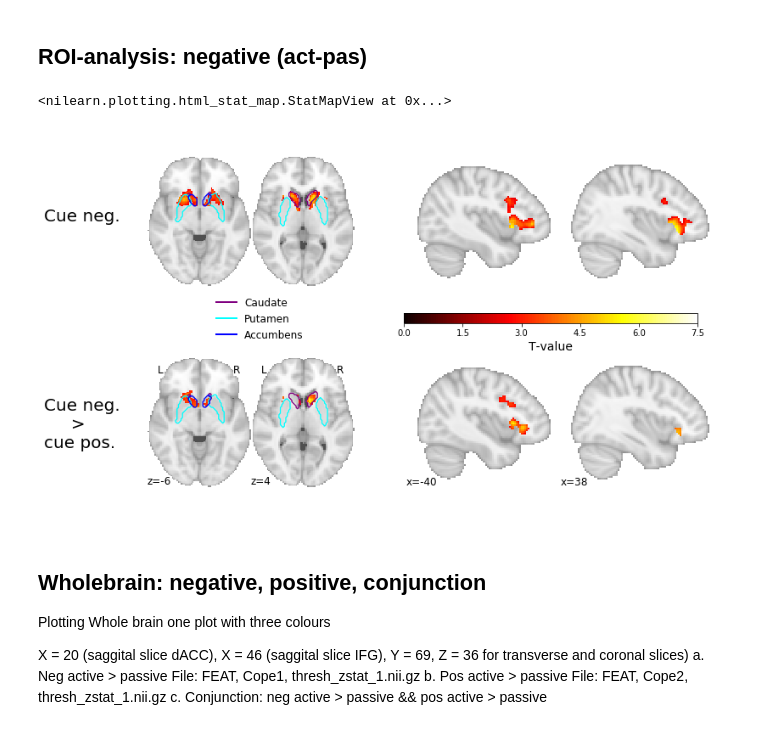
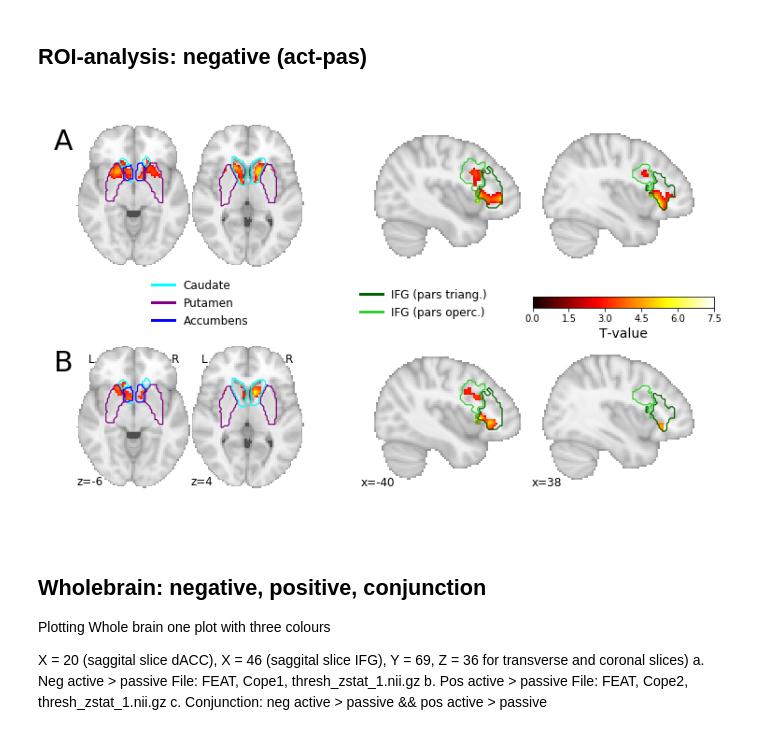
Before and after one commit to lukassnoek/MorbidCuriosityFMRI, a Jupyter notebook: code/plotting/plot_notebook.ipynb, the cells around one changed output. Saved outputs shown, nothing was run; the diff lists cells and outputs as text; code cells hidden in the pictures.

```diff
--- a/code/plotting/plot_notebook.ipynb
+++ b/code/plotting/plot_notebook.ipynb
@@ -69,0 +63,4 @@ cort_rois = ['Inferior Frontal Gyrus, pars triangularis',
+# %%
+subc_atlas_prob = fetch_atlas_harvard_oxford('sub-prob-2mm', symmetric_split=False)
+cort_atlas_prob = fetch_atlas_harvard_oxford('cort-prob-2mm', symmetric_split=False)
+affine = load_mni152_template().affine
@@ -70,9 +94,5 @@ cort_rois = ['Inferior Frontal Gyrus, pars triangularis',
 # %% [markdown]
 ## ROI-analysis: negative (act-pas)
-# %%
-plotting.view_img(data['desc_negpos']['wholebrain']['actpas'])
-# %% [output]
-<nilearn.plotting.html_stat_map.StatMapView at 0x...>
 # %%
 import matplotlib.colors as mcolors
 from nilearn.plotting.cm import _cmap_d as nilearn_cmaps
@@ -93,16 +113,20 @@ imgs = [
 ]
 
 coords = [('z', -6, 4), ('x', -40, 38)]
-caudate_color = 'purple'
-putamen_color = 'cyan'
+caudate_color = 'cyan'
+putamen_color = 'purple'
 accumbens_color = 'blue'
-contour_colors = [caudate_color, caudate_color,
-                  putamen_color, putamen_color,
-                  accumbens_color, accumbens_color]
+ifg_pt = 'darkgreen'
+ifg_po = 'limegreen'
+
+contour_colors = dict(
+    subc=[caudate_color, caudate_color, putamen_color, putamen_color, accumbens_color, accumbens_color],
+    cort=[ifg_pt, ifg_po]
+)
 
 for i in [0, 1]:
 
-    for ii in [0, 1]:
+    for ii, atlas in [(0, 'subc'), (1, 'cort')]:
 
         display = plotting.plot_stat_map(
             stat_map_img=imgs[i][ii],
@@ -113,49 +137,57 @@ for i in [0, 1]:
             annotate=True if i == 1 else False,
             axes=axes[i, ii],
             vmax=7.5
         )
 
         if i == 0 and ii == 1:
             mappable = display.axes[-40.0].ax.images[1]
             # [left, bottom, width, height]
-            cbaxes = fig.add_axes([0.475, 0.5, 0.4, 0.02])
-            cb = plt.colorbar(mappable, orientation='horizontal', cmap=cmap,
+            cbaxes = fig.add_axes([0.69, 0.5, 0.225, 0.02])
+            cb = plt.colorbar(mappable, orientation='horizontal', #cmap=cmap,
                               cax=cbaxes, boundaries=np.linspace(0, 7.5, 1001),
                               ticks=np.linspace(0, 7.5, 6))
             cb.set_label('T-value', fontsize=14)
 
-        atlas_map = nib.load(subc_atlas['maps']).get_data()
-        for iii, roi in enumerate(subc_rois):
-            mask = atlas_map == subc_atlas['labels'].index(roi)
-            mask = nib.Nifti1Image(mask.astype(int), affine=nib.load(subc_atlas['maps']).affine)
+        for iii, roi in enumerate(roi_info[atlas]['masks']):
             display.add_contours(
-                mask,
-                levels=[0.1],
-                colors=contour_colors[iii],
+                roi,
+                levels=[0.99],
+                colors=contour_colors[atlas][iii],
                 antialiased=True,
-                linewidths=1.3
+                linewidths=1.25
             )
 
 axes[1, 0].legend(
     handles=[
-        plt.Line2D([0], [0], color=caudate_color, lw=2),
-        plt.Line2D([0], [0], color=putamen_color, lw=2),
-        plt.Line2D([0], [0], color=accumbens_color, lw=2)
+        plt.Line2D([0], [0], color=caudate_color, lw=3),
+        plt.Line2D([0], [0], color=putamen_color, lw=3),
+        plt.Line2D([0], [0], color=accumbens_color, lw=3)
     ],
     labels=['Caudate', 'Putamen', 'Accumbens'],
     frameon=False,
     fontsize=12,
     bbox_to_anchor=(0.8, 1.3)
 )
 
-axes[0, 0].text(-0.5, 0.5, 'Cue neg.', fontsize=20)
-axes[1, 0].text(-0.5, 0.35, 'Cue neg.\n     >\ncue pos.', fontsize=20)
+axes[1, 1].legend(
+    handles=[
+        plt.Line2D([0], [0], color=ifg_pt, lw=3),
+        plt.Line2D([0], [0], color=ifg_po, lw=3)
+    ],
+    labels=['IFG (pars triang.)', 'IFG (pars operc.)'],
+    frameon=False,
+    fontsize=12,
+    bbox_to_anchor=(0.4, 1.25)
+)
+
+axes[0, 0].text(-0.1, 0.75, 'A', fontsize=30)
+axes[1, 0].text(-0.1, 0.75, 'B', fontsize=30)
 plotting.show()
 fig.savefig('../figures/figure1.png', dpi=200, bbox_inches='tight')
 
 display.close()
 # %% [output]
-[figure, old version]
+[figure, new version]
 # %% [markdown]
 ## Wholebrain: negative, positive, conjunction
 Plotting Whole brain one plot with three colours
```
Also changed, not shown: parts of 5 cells of this notebook, 2 other files.
